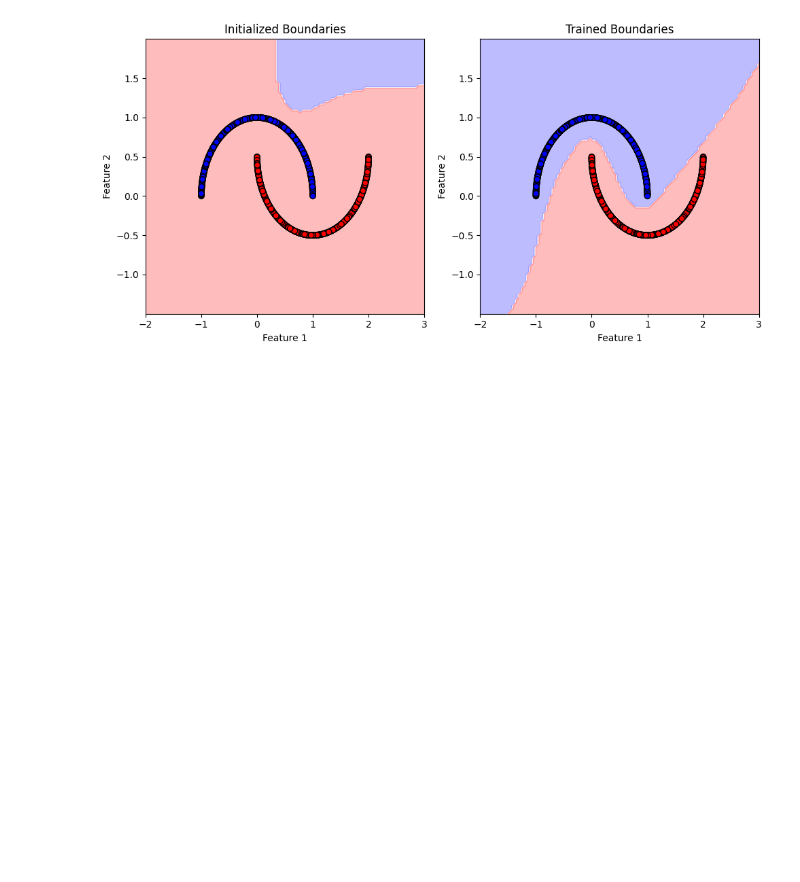
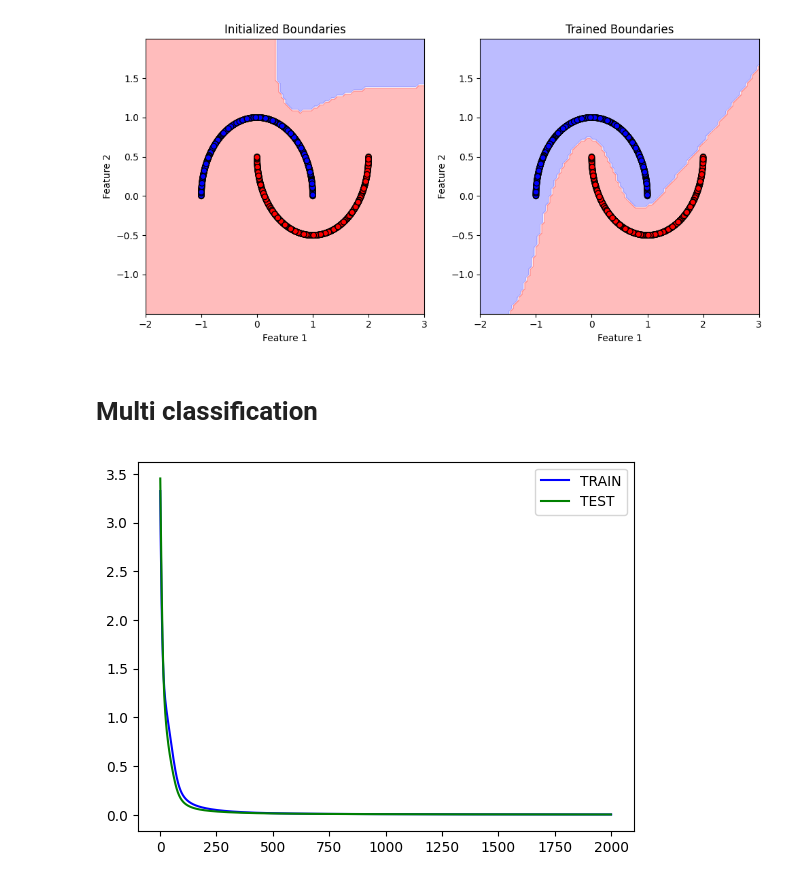
Before and after one commit to KargKarg/deep_learning_lib, a Jupyter notebook: display.ipynb, the cells around one changed output. Cells and saved outputs as stored; diff of their text form; code cells hidden in the pictures; blank space fills up the shorter version.

Commit message:
Softmax and Multi classif

```diff
--- a/display.ipynb
+++ b/display.ipynb
@@ -94,3 +98,24 @@ utils.plot(
 utils.boundary_comparison(X, Y, lambda x: np.where(bclf_model(x) >= 0.5, 1, 0), init)
 # %% [output]
 [figure]
+# %% [markdown]
+# Multi classification
+# %%
+N, D, K = 1000, 2, 10
+
+X, Y = make_blobs(n_samples=N, n_features=D, cluster_std=0.3, random_state=SEED)
+Y_oh = np.eye(K)[Y]
+Y = Y[..., None]
+# %%
+mclf_model = Sequential(
+    Linear(D, D),
+    Tanh(D),
+    Linear(D, K),
+    Softmax(K)
+)
+
+criterion = BCE()
+
+optim = SGD(mclf_model, 1e-2)
+
+routine = Trainer(X=X, Y=Y_oh, model=mclf_model, criterion=criterion, optim=optim, batch_size=32, epochs=2000, train_size=0.99, pace_eval_test=2, seed=SEED)
@@ -96,0 +124,7 @@ utils.boundary_comparison(X, Y, lambda x: np.where(bclf_model(x) >= 0.5, 1, 0),
+# %%
+utils.plot(
+    (*(rez := routine.training())[:2], "TRAIN"),
+    (*rez[2:], "TEST")
+)
+# %% [output]
+[figure, added]
```
Also changed, not shown: parts of 9 cells of this notebook, 3 other files.
